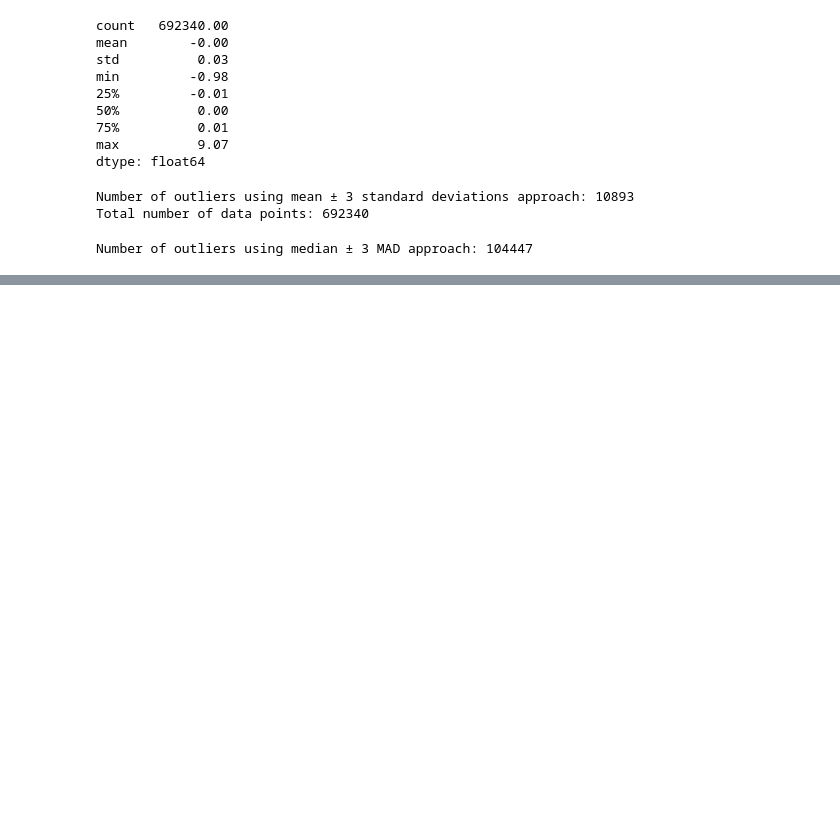
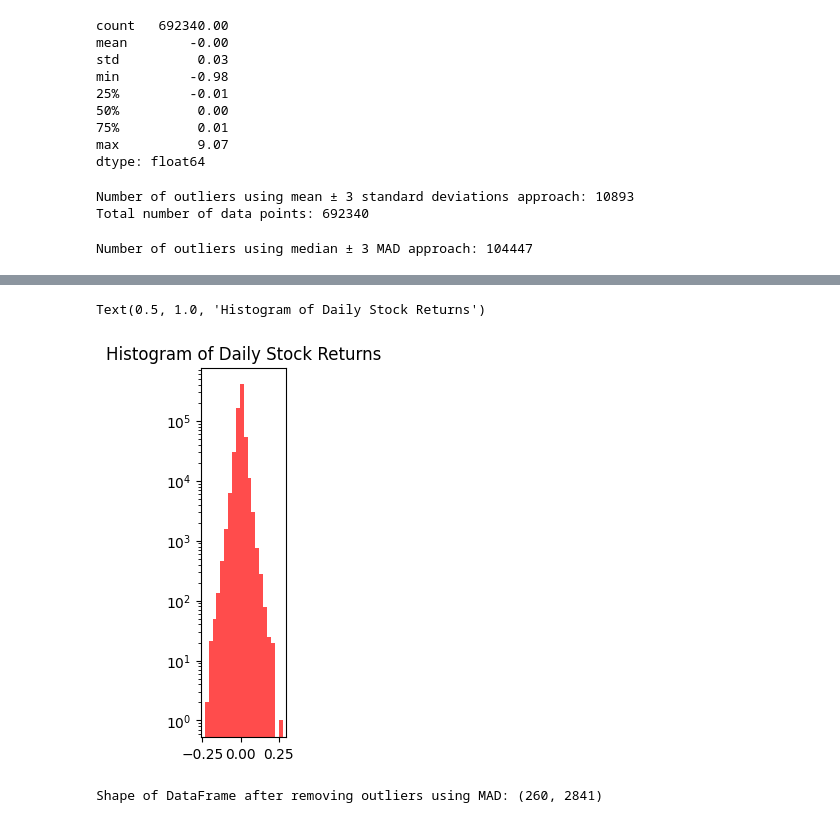
Before and after one commit to balmeru/Stock-Returns-Analysis, a Jupyter notebook: 1.ipynb, the cells around one changed output, grey strips where cells are left out. Cells and saved outputs as stored; diff of their text form; code cells hidden in the pictures; blank space fills up the shorter version.

```diff
--- a/1.ipynb
+++ b/1.ipynb
@@ -486,0 +458,17 @@ Number of outliers using median ± 3 MAD approach: 104447
+# %%
+# Calculate mean and standard deviation for each column
+mean = pivot_df.mean()
+std = pivot_df.std()
+
+# Define the number of standard deviations for outlier detection
+num_std = 3
+
+# Determine the lower and upper bounds for outlier detection
+lower_bound = mean - num_std * std
+upper_bound = mean + num_std * std
+
+# Remove outliers
+outliers_removed_df = pivot_df[(pivot_df >= lower_bound) & (pivot_df <= upper_bound)]
+
+# Display the shape of the DataFrame after removing outliers
+print("Shape of DataFrame after removing outliers:", outliers_removed_df.shape)
@@ -486,0 +489,36 @@ Number of outliers using median ± 3 MAD approach: 104447
+# %%
+import pandas as pd
+import numpy as np
+import matplotlib.pyplot as plt
+stacked_daily_returns_outliers_removed = outliers_removed_df.stack()
+plt.subplot(1, 5, 5)
+plt.hist(stacked_daily_returns_outliers_removed.dropna(), bins=20, color='red', alpha=0.7)
+plt.yscale('log')  # Set y-axis to logarithmic scale
+plt.title('Histogram of Daily Stock Returns')
+# %% [output]
+Text(0.5, 1.0, 'Histogram of Daily Stock Returns')
+[figure, added]
+# %%
+# Calculate median for each column
+median = pivot_df.median()
+
+# Calculate absolute deviations from the median
+abs_deviations = np.abs(pivot_df - median)
+
+# Calculate median absolute deviation (MAD)
+mad = abs_deviations.median()
+
+# Define the threshold for outlier detection (e.g., 3 times MAD)
+threshold = 3
+
+# Determine the lower and upper bounds for outlier detection
+lower_bound = median - threshold * mad
+upper_bound = median + threshold * mad
+
+# Remove outliers
+outliers_removed_df2 = pivot_df[(pivot_df >= lower_bound) & (pivot_df <= upper_bound)]
+
+# Display the shape of the DataFrame after removing outliers
+print("Shape of DataFrame after removing outliers using MAD:", outliers_removed_df.shape)
+# %% [output]
+Shape of DataFrame after removing outliers using MAD: (260, 2841)
```
Also changed, not shown: parts of 10 cells of this notebook, 1 other file.
